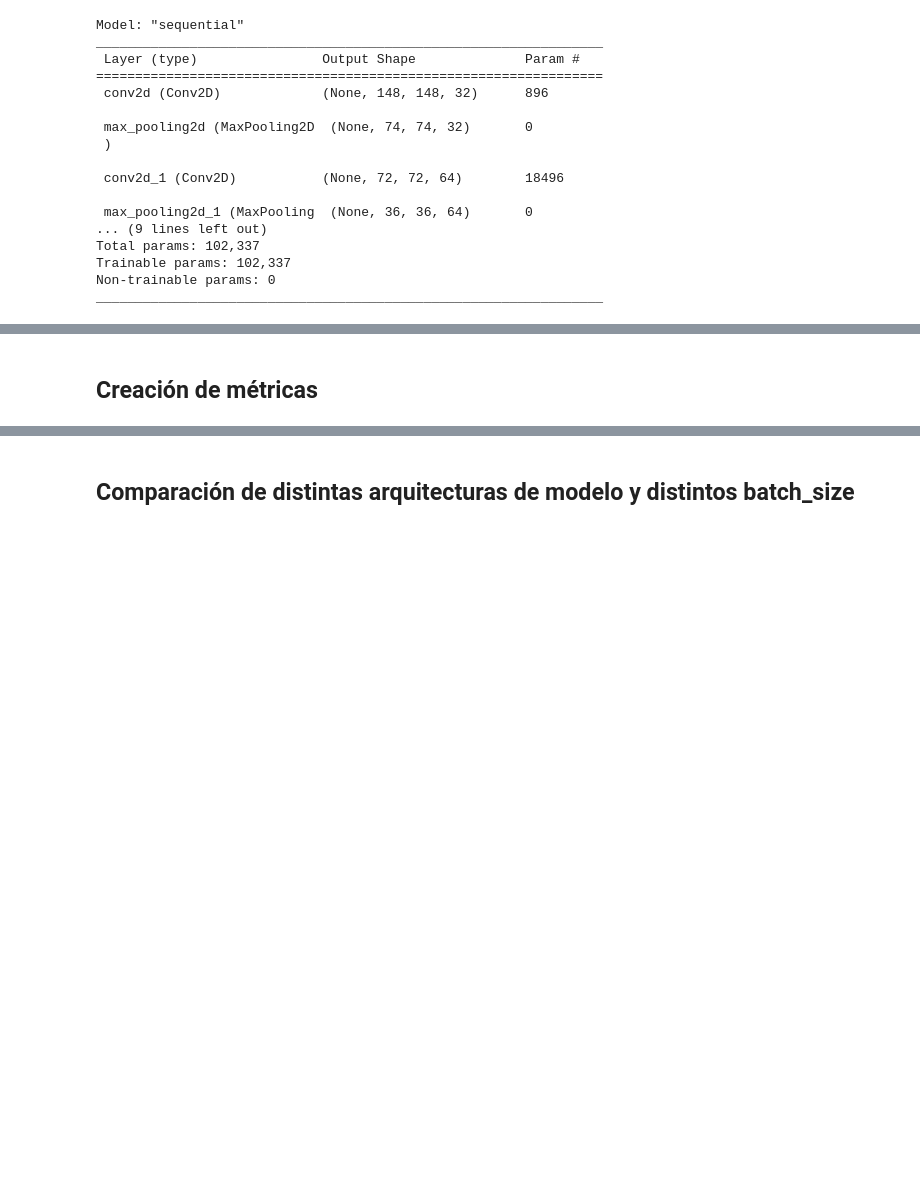
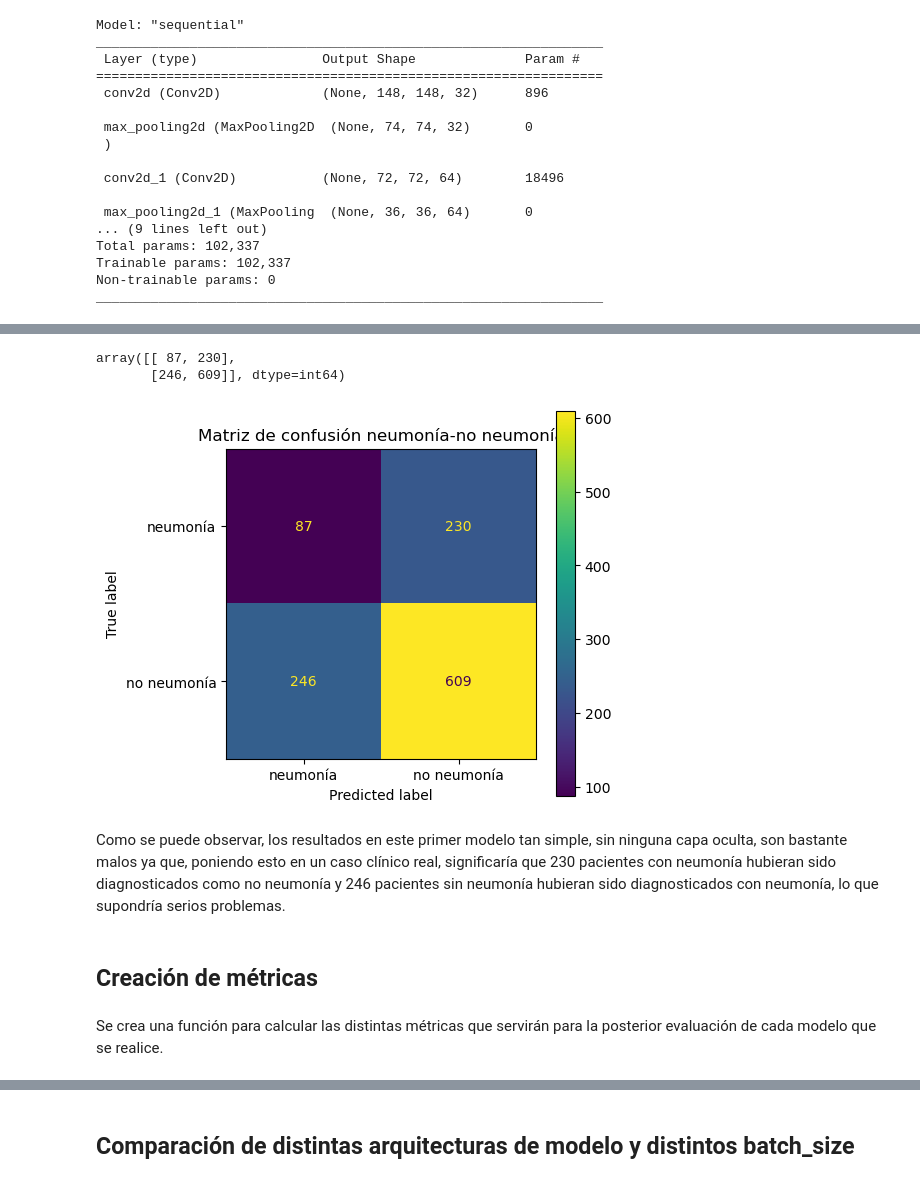
Before and after one commit to NuriaMartinez/TFG-Numonia-RedesNeuronales, a Jupyter notebook: codigo/redes neuronales - neumonia.ipynb, the cells around one changed output, grey strips where cells are left out. Saved outputs shown, nothing was run; the diff lists cells and outputs as text; code cells hidden in the pictures; blank space fills up the shorter version.

```diff
--- a/codigo/redes neuronales - neumonia.ipynb
+++ b/codigo/redes neuronales - neumonia.ipynb
@@ -52,3 +320,5 @@ Found 624 images belonging to 2 classes.
 # %%
-ruta='C:/Users/nuria/Downloads/TFG/data'
-batchsize=20
+ruta='C:/Users/nuria/Downloads/TFG/data_nuevo'
+batch_size=20
+
+train_generator, validation_generator, test_generator = preparar_modelo(ruta, batch_size)
@@ -140,0 +369,11 @@ _________________________________________________________________
+# %%
+from keras.callbacks import EarlyStopping
+from tensorflow.keras.callbacks import ModelCheckpoint
+
+batch_size = 32
+epochs = 20
+
+model.compile(loss="binary_crossentropy", optimizer="adam", metrics=["accuracy","Recall","AUC"]) #cambias loss
+
+# con callbacks se detiene el entrenamiento si la pérdida en el conjunto de validación no mejora después de 5 épocas (patience)
+model.fit(train_generator, epochs=epochs, validation_data=validation_generator, callbacks=EarlyStopping(monitor='val_auc', patience=10,restore_best_weights=True))
@@ -141,4 +399,3 @@ _________________________________________________________________
 # %%
-#para saber como acceder a y_test e y_pred
-'''y_test=test_generator.labels
-y_pred=model.predict(test_generator)'''
+y_test=test_generator.labels
+y_pred=model.predict(test_generator)
@@ -176,2 +410,26 @@ def metricas(y_test, y_pred):
+# %%
+matriz
+# %% [output]
+array([[ 87, 230],
+       [246, 609]], dtype=int64)
+# %%
+#PERCEPTRON SKLEARN
+
+import matplotlib.pyplot as plt
+from sklearn import metrics
+import numpy as np
+
+labels=np.unique(y_test)
+
+matriz_conf = metrics.confusion_matrix(y_test, y_pred,labels=labels)
+cm_display = metrics.ConfusionMatrixDisplay(confusion_matrix = matriz_conf, display_labels = ["neumonía" , "no neumonía"])
+fig, ax = plt.subplots(figsize=(5,5))
+cm_display.plot(ax=ax)
+plt.title("Matriz de confusión neumonía-no neumonía")
+plt.show()
+# %% [output]
+[figure, added]
+# %% [markdown]
+Como se puede observar, los resultados en este primer modelo tan simple, sin ninguna capa oculta, son bastante malos ya que, poniendo esto en un caso clínico real, significaría que 230 pacientes con neumonía hubieran sido diagnosticados como no neumonía y 246 pacientes sin neumonía hubieran sido diagnosticados con neumonía, lo que supondría serios problemas.
 # %% [markdown]
 ## Creación de métricas
@@ -203,0 +436,2 @@ def metricas(y_test, y_pred):
+# %% [markdown]
+Se crea una función para calcular las distintas métricas que servirán para la posterior evaluación de cada modelo que se realice.
```
Also changed, not shown: parts of 84 cells of this notebook, 3 other files.
